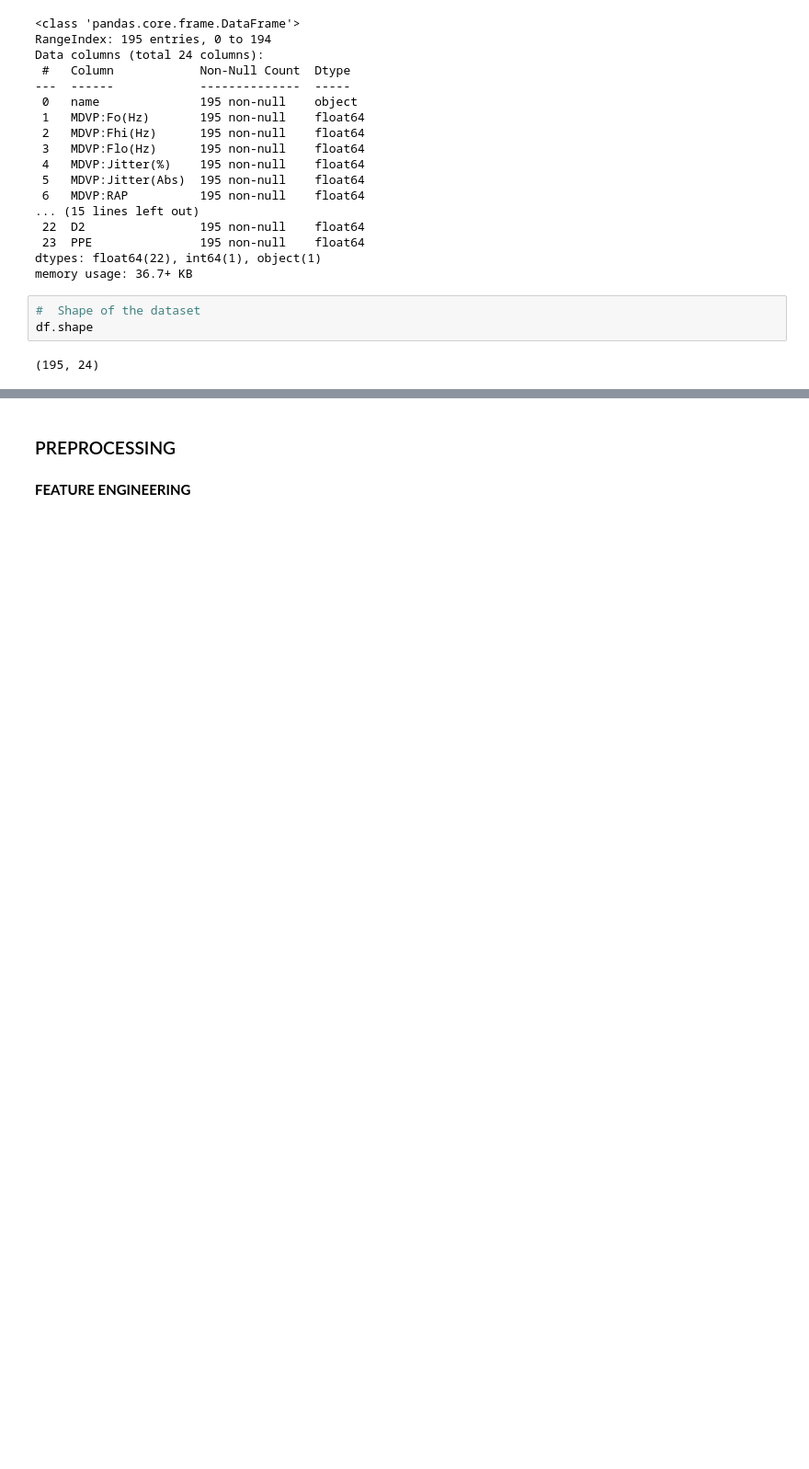
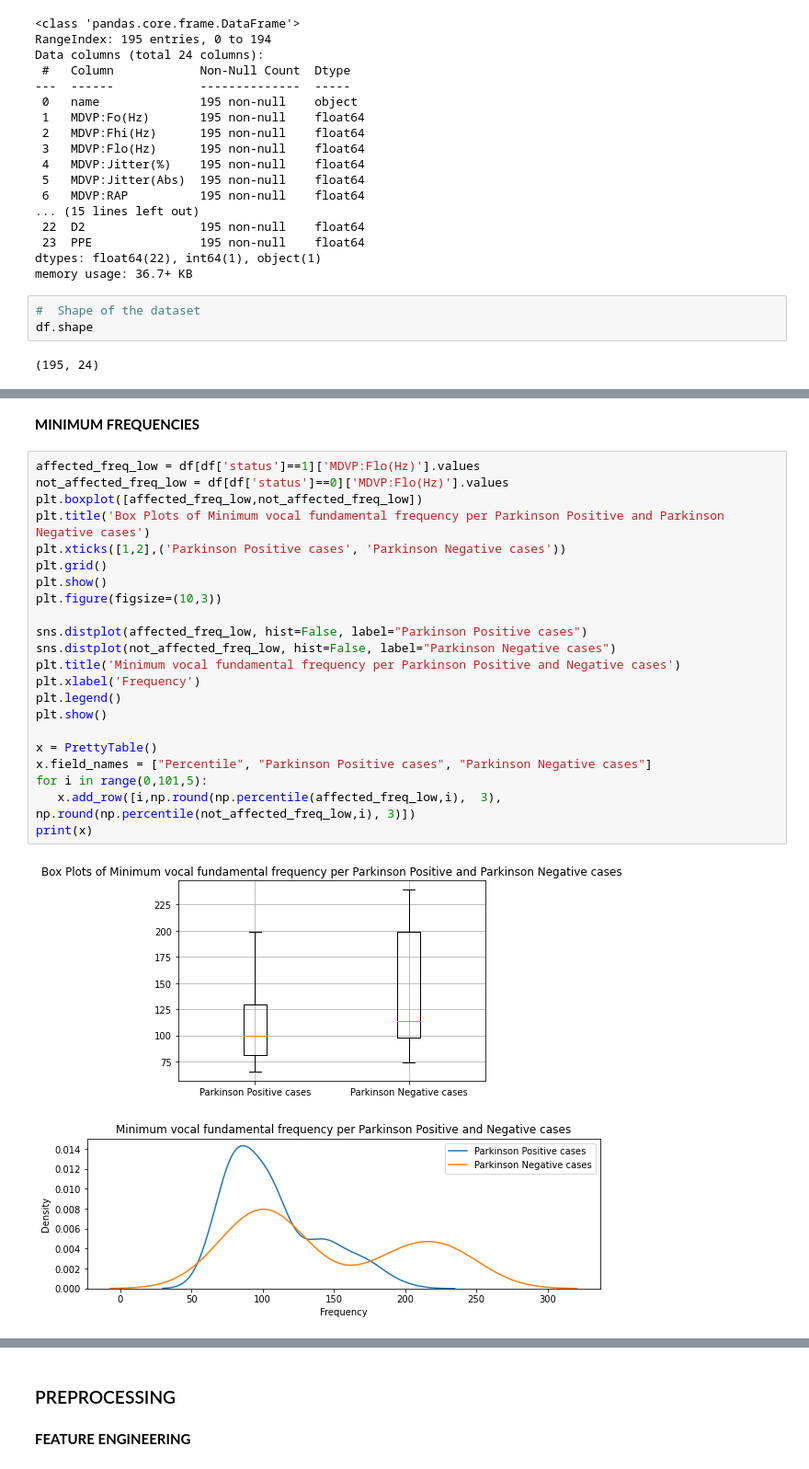
Before and after one commit to jmart95/Parkinsons-Detection-PCA-XGBoost, a Jupyter notebook: parkinsons_detection_xgboost.ipynb, the cells around one changed output, grey strips where cells are left out. Shown at 92% size. Drawn from its saved outputs; the diff is of its cells as text; blank space fills up the shorter version.

```diff
--- a/parkinsons_detection_xgboost.ipynb
+++ b/parkinsons_detection_xgboost.ipynb
@@ -67,0 +164,27 @@ df.shape
+# %% [markdown]
+**MINIMUM FREQUENCIES**
+# %%
+affected_freq_low = df[df['status']==1]['MDVP:Flo(Hz)'].values
+not_affected_freq_low = df[df['status']==0]['MDVP:Flo(Hz)'].values
+plt.boxplot([affected_freq_low,not_affected_freq_low])
+plt.title('Box Plots of Minimum vocal fundamental frequency per Parkinson Positive and Parkinson Negative cases')
+plt.xticks([1,2],('Parkinson Positive cases', 'Parkinson Negative cases'))
+plt.grid()
+plt.show()
+plt.figure(figsize=(10,3))
+
+sns.distplot(affected_freq_low, hist=False, label="Parkinson Positive cases")
+sns.distplot(not_affected_freq_low, hist=False, label="Parkinson Negative cases")
+plt.title('Minimum vocal fundamental frequency per Parkinson Positive and Negative cases')
+plt.xlabel('Frequency')
+plt.legend()
+plt.show()
+
+x = PrettyTable()
+x.field_names = ["Percentile", "Parkinson Positive cases", "Parkinson Negative cases"]
+for i in range(0,101,5):
+   x.add_row([i,np.round(np.percentile(affected_freq_low,i),  3), np.round(np.percentile(not_affected_freq_low,i), 3)])
+print(x)
+# %% [output]
+[figure, added]
+[figure, added]
```
Also changed, not shown: parts of 14 cells of this notebook, 1 other file.
